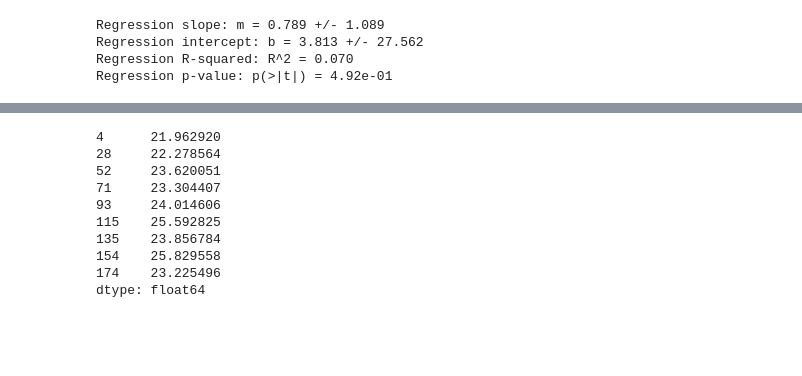
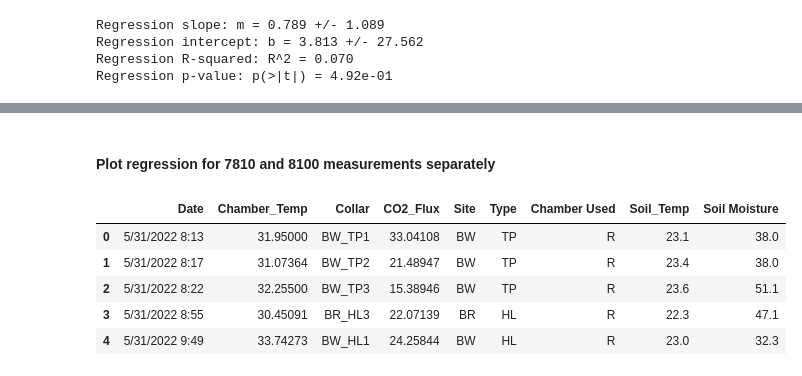
Before and after one commit to rosehanuy/soil-flux-nybg, a Jupyter notebook: notebooks/regression_plots.ipynb, the cells around one changed output, grey strips where cells are left out. Cells and saved outputs as stored; diff of their text form; code cells hidden in the pictures; blank space fills up the shorter version.

```diff
--- a/notebooks/regression_plots.ipynb
+++ b/notebooks/regression_plots.ipynb
@@ -139,13 +110,2 @@ plt.show()
-# %%
-result.fittedvalues
-# %% [output]
-4      21.962920
-28     22.278564
-52     23.620051
-71     23.304407
-93     24.014606
-115    25.592825
-135    23.856784
-154    25.829558
-174    23.225496
-dtype: float64
+# %% [markdown]
+#### Plot regression for 7810 and 8100 measurements separately
@@ -152 +115,13 @@ dtype: float64
+# %%
+df_8100 = pd.read_csv('8100_NYBG.csv')
+df_8100.drop('Unnamed: 0',axis=1, inplace=True)
+# %%
+df_8100.head()
+# %% [output]
+|  | Date | Chamber_Temp | Collar | CO2_Flux | Site | Type | Chamber Used | Soil_Temp | Soil Moisture |
+| 0 | 5/31/2022 8:13 | 31.95000 | BW_TP1 | 33.04108 | BW | TP | R | 23.1 | 38.0 |
+| 1 | 5/31/2022 8:17 | 31.07364 | BW_TP2 | 21.48947 | BW | TP | R | 23.4 | 38.0 |
+| 2 | 5/31/2022 8:22 | 32.25500 | BW_TP3 | 15.38946 | BW | TP | R | 23.6 | 51.1 |
+| 3 | 5/31/2022 8:55 | 30.45091 | BR_HL3 | 22.07139 | BR | HL | R | 22.3 | 47.1 |
+| 4 | 5/31/2022 9:49 | 33.74273 | BW_HL1 | 24.25844 | BW | HL | R | 23.0 | 32.3 |
 # %%
```
Also changed, not shown: parts of 19 cells of this notebook, 7 other files.
